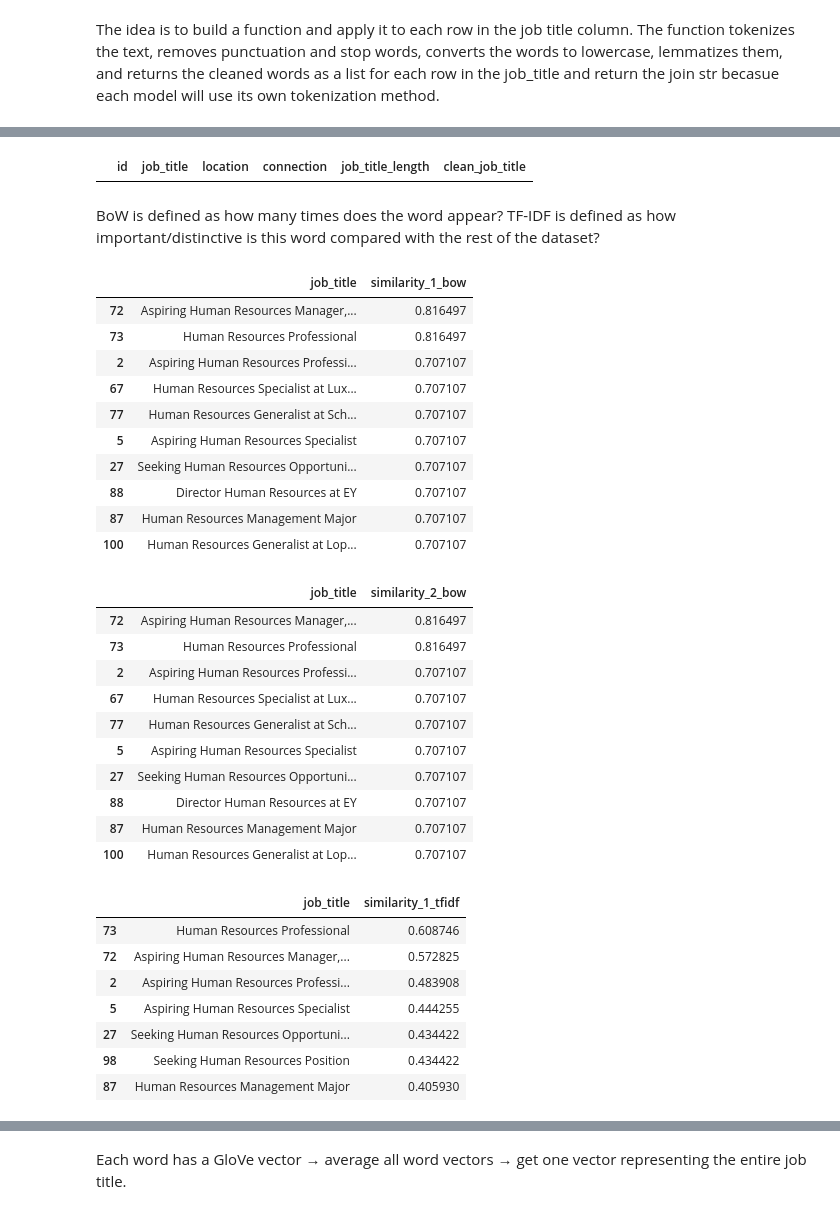
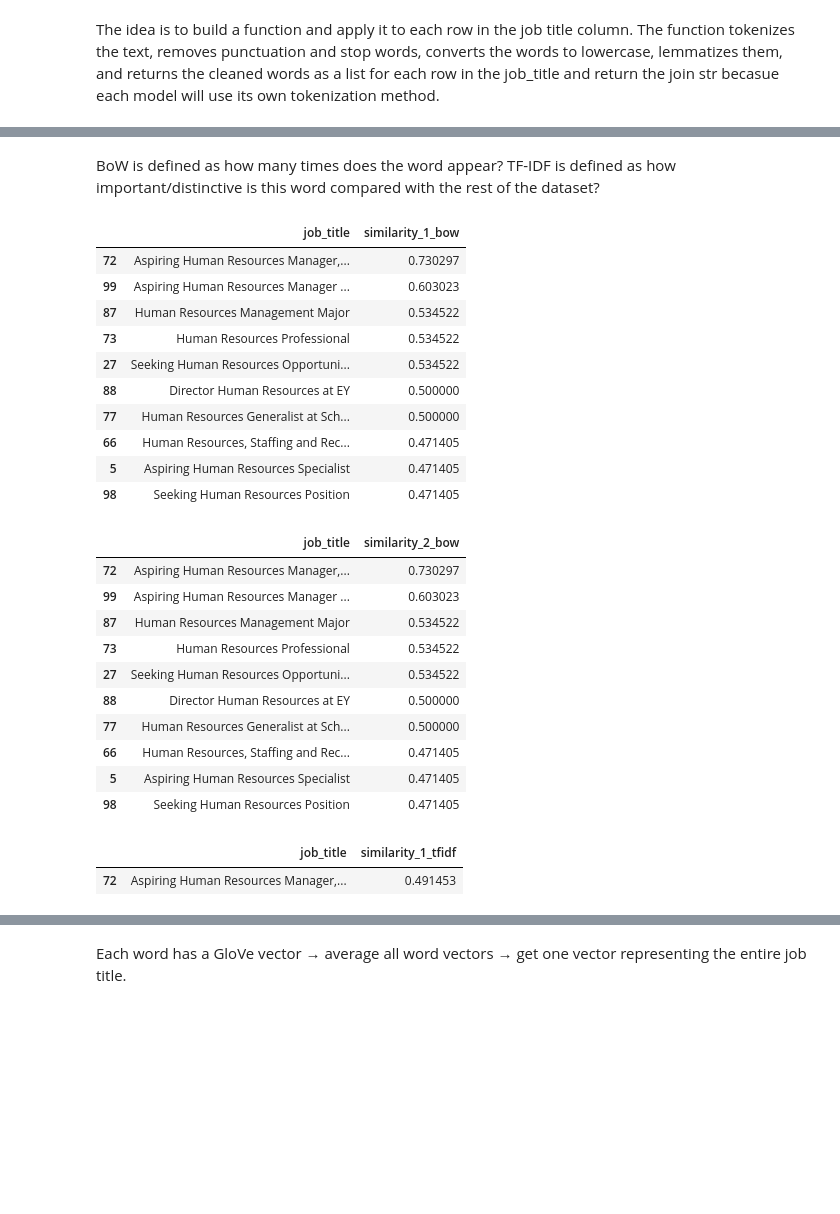
Before and after one commit to safwt-data/QwnYr0x6YtL8f4mY, a Jupyter notebook: notebooks/notebook_1.ipynb, the cells around one changed output, grey strips where cells are left out. Cells and saved outputs as stored; diff of their text form; code cells hidden in the pictures; blank space fills up the shorter version.

```diff
--- a/notebooks/notebook_1.ipynb
+++ b/notebooks/notebook_1.ipynb
@@ -73,7 +84,13 @@ Index(['id', 'job_title', 'location', 'connection'], dtype='object')
+# %%
+df["all_data"] = (
+    df[["job_title", "location", "connection"]]
+    .astype(str)
+    .agg(" ".join, axis=1)
+)
 # %%
 nlp = spacy.load("en_core_web_sm")
 
-df['job_title'] = df['job_title'].astype("str").str.strip()
+df['all_data'] = df['all_data'].astype("str").str.strip()
 # %%
 #!python -m spacy download en_core_web_sm
 # %% [markdown]
@@ -90,7 +107,7 @@ def clean_title(x):
 
     return " ".join(clean_text)
 # %%
-df["clean_job_title"] = df["job_title"].apply(clean_title)
+df["clean_job_title"] = df["all_data"].apply(clean_title)
 # %%
 df['clean_job_title']
 # %% [output]
@@ -140,7 +134,3 @@ df['location'] = df['location'].str.replace("İ","I")
-# %%
-df[df["location"].str.contains(r"[^\x00-\x7F]", regex=True, na=False)]
-# %% [output]
-|  | id | job_title | location | connection | job_title_length | clean_job_title |
 # %% [markdown]
 BoW  is defined as how many times does the word appear?
 TF-IDF is defined as how important/distinctive is this word compared with the rest of the dataset?
@@ -163,16 +153,16 @@ df[df["similarity_1_bow"]>0.4][["job_title", "similarity_1_bow"]].sort_values(
 ).head(10)
 # %% [output]
 |  | job_title | similarity_1_bow |
-| 72 | Aspiring Human Resources Manager,... | 0.816497 |
-| 73 | Human Resources Professional | 0.816497 |
-| 2 | Aspiring Human Resources Professi... | 0.707107 |
-| 67 | Human Resources Specialist at Lux... | 0.707107 |
-| 77 | Human Resources Generalist at Sch... | 0.707107 |
-| 5 | Aspiring Human Resources Specialist | 0.707107 |
-| 27 | Seeking Human Resources Opportuni... | 0.707107 |
-| 88 | Director Human Resources at EY | 0.707107 |
-| 87 | Human Resources Management Major | 0.707107 |
-| 100 | Human Resources Generalist at Lop... | 0.707107 |
+| 72 | Aspiring Human Resources Manager,... | 0.730297 |
+| 99 | Aspiring Human Resources Manager ... | 0.603023 |
+| 87 | Human Resources Management Major | 0.534522 |
+| 73 | Human Resources Professional | 0.534522 |
+| 27 | Seeking Human Resources Opportuni... | 0.534522 |
+| 88 | Director Human Resources at EY | 0.500000 |
+| 77 | Human Resources Generalist at Sch... | 0.500000 |
+| 66 | Human Resources, Staffing and Rec... | 0.471405 |
+| 5 | Aspiring Human Resources Specialist | 0.471405 |
+| 98 | Seeking Human Resources Position | 0.471405 |
 # %%
 df["similarity_2_bow"] = score_2.flatten()
 df[df["similarity_2_bow"]>0.4][["job_title", "similarity_2_bow"]].sort_values(
@@ -181,16 +171,16 @@ df[df["similarity_2_bow"]>0.4][["job_title", "similarity_2_bow"]].sort_values(
 ).head(10)
 # %% [output]
 |  | job_title | similarity_2_bow |
-| 72 | Aspiring Human Resources Manager,... | 0.816497 |
-| 73 | Human Resources Professional | 0.816497 |
-| 2 | Aspiring Human Resources Professi... | 0.707107 |
-| 67 | Human Resources Specialist at Lux... | 0.707107 |
-| 77 | Human Resources Generalist at Sch... | 0.707107 |
-| 5 | Aspiring Human Resources Specialist | 0.707107 |
-| 27 | Seeking Human Resources Opportuni... | 0.707107 |
-| 88 | Director Human Resources at EY | 0.707107 |
-| 87 | Human Resources Management Major | 0.707107 |
-| 100 | Human Resources Generalist at Lop... | 0.707107 |
+| 72 | Aspiring Human Resources Manager,... | 0.730297 |
+| 99 | Aspiring Human Resources Manager ... | 0.603023 |
+| 87 | Human Resources Management Major | 0.534522 |
+| 73 | Human Resources Professional | 0.534522 |
+| 27 | Seeking Human Resources Opportuni... | 0.534522 |
+| 88 | Director Human Resources at EY | 0.500000 |
+| 77 | Human Resources Generalist at Sch... | 0.500000 |
+| 66 | Human Resources, Staffing and Rec... | 0.471405 |
+| 5 | Aspiring Human Resources Specialist | 0.471405 |
+| 98 | Seeking Human Resources Position | 0.471405 |
 # %%
 # Tfidf method
 vectorizer_tfidf = TfidfVectorizer()
@@ -202,18 +192,12 @@ score_1 = cosine_similarity(y1, X)
 score_2 = cosine_similarity(y2, X)
 # %%
 df["similarity_1_tfidf"] = score_2.flatten()
-df[df["similarity_1_tfidf"]>0.4][["job_title", "similarity_1_tfidf"]].sort_values(
+df[df["similarity_1_tfidf"]>0.3][["job_title", "similarity_1_tfidf"]].sort_values(
     by="similarity_1_tfidf",
     ascending=False
 ).head(10)
 # %% [output]
 |  | job_title | similarity_1_tfidf |
-| 73 | Human Resources Professional | 0.608746 |
-| 72 | Aspiring Human Resources Manager,... | 0.572825 |
-| 2 | Aspiring Human Resources Professi... | 0.483908 |
-| 5 | Aspiring Human Resources Specialist | 0.444255 |
-| 27 | Seeking Human Resources Opportuni... | 0.434422 |
-| 98 | Seeking Human Resources Position | 0.434422 |
-| 87 | Human Resources Management Major | 0.405930 |
+| 72 | Aspiring Human Resources Manager,... | 0.491453 |
 # %%
 df["similarity_2_tfidf"] = score_2.flatten()
```
Also changed, not shown: parts of 15 cells of this notebook.
